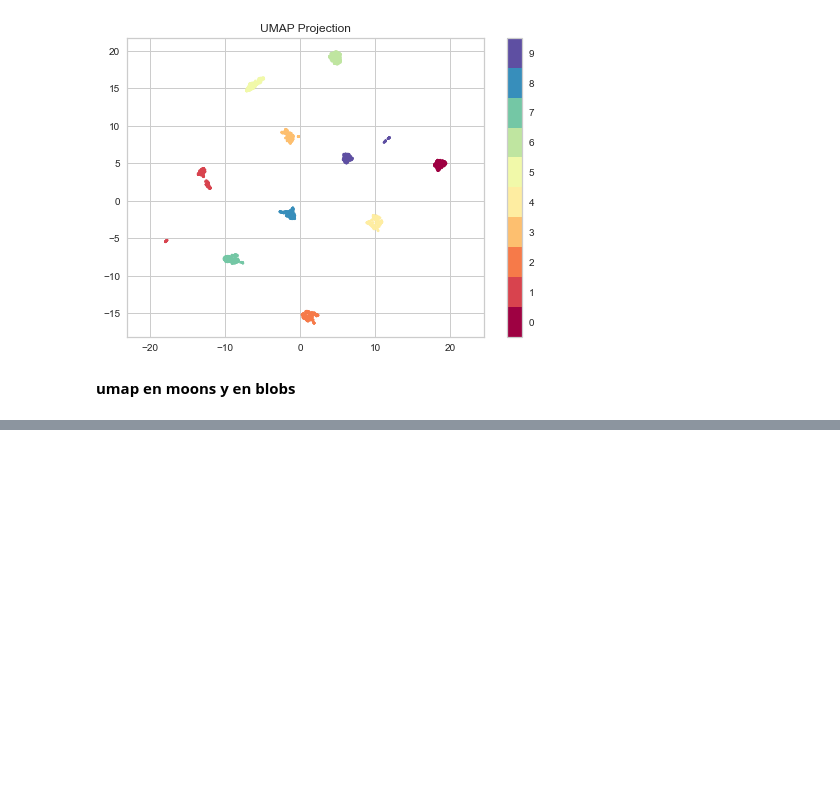
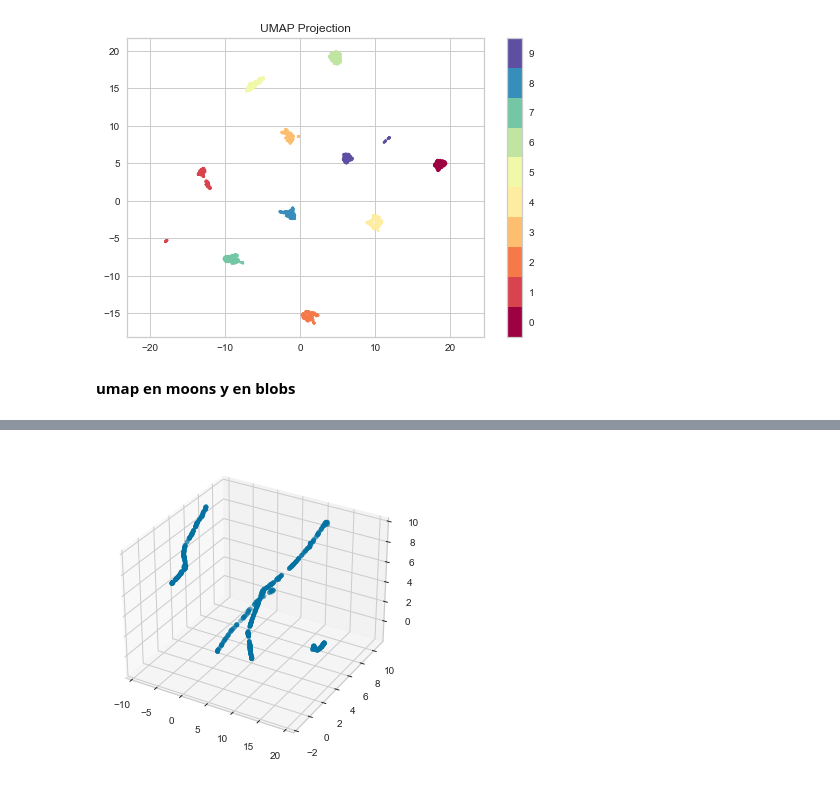
Before and after one commit to Pomilusky/apuntes_clase, a Jupyter notebook: semana_7/3.1 - Evaluacion.ipynb, the cells around one changed output, grey strips where cells are left out. Cells and saved outputs as stored; diff of their text form; code cells hidden in the pictures; blank space fills up the shorter version.

```diff
--- a/semana_7/3.1 - Evaluacion.ipynb
+++ b/semana_7/3.1 - Evaluacion.ipynb
@@ -349,0 +371,9 @@ plt.title('UMAP Projection');
+# %%
+umap_df=get_umap(X, 3)
+
+fig=plt.figure()
+ax=fig.add_subplot(111, projection='3d')
+
+ax.scatter(umap_df.emb_1, umap_df.emb_2, umap_df.emb_3);
+# %% [output]
+[figure, added]
```
Also changed, not shown: parts of 10 cells of this notebook.
